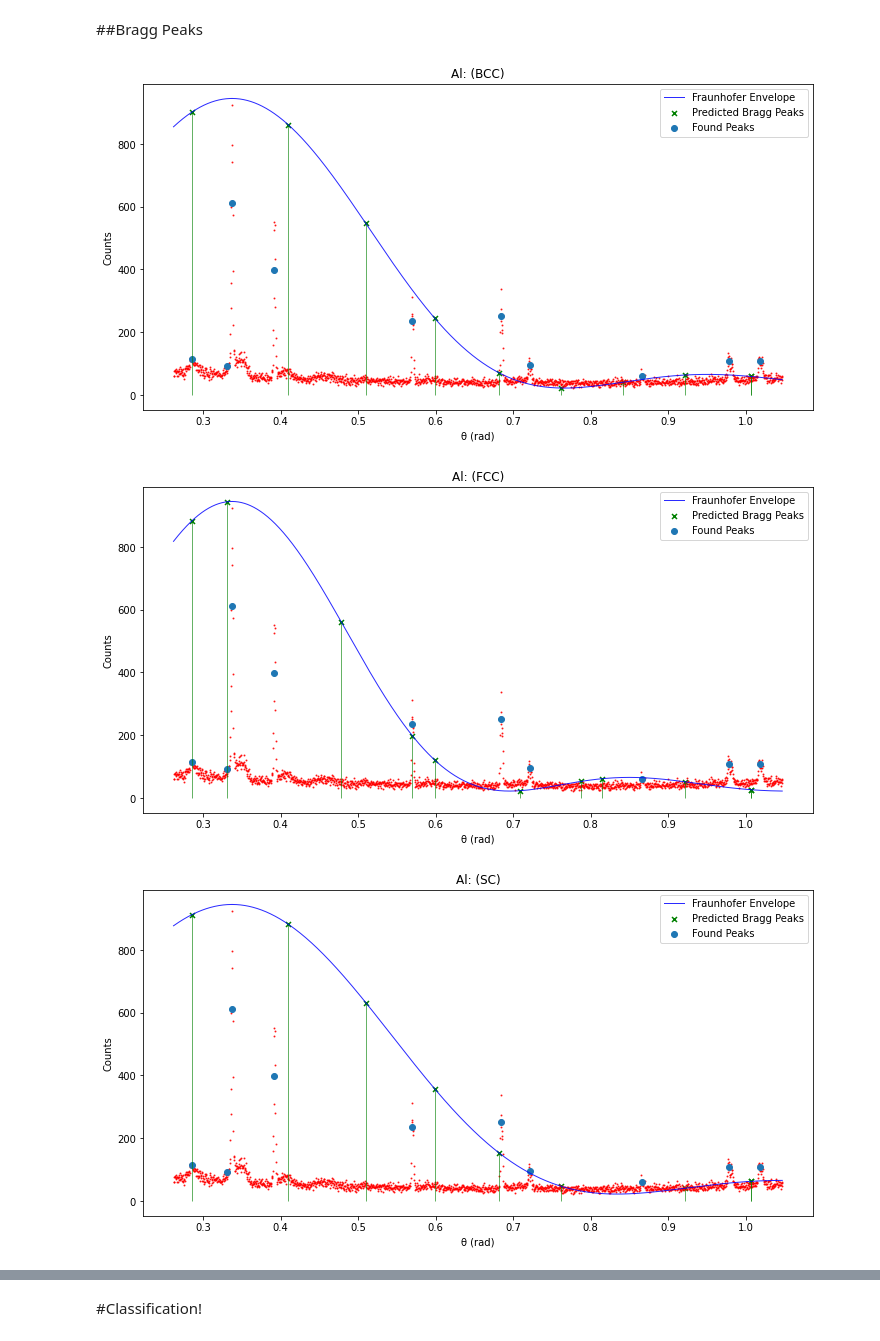
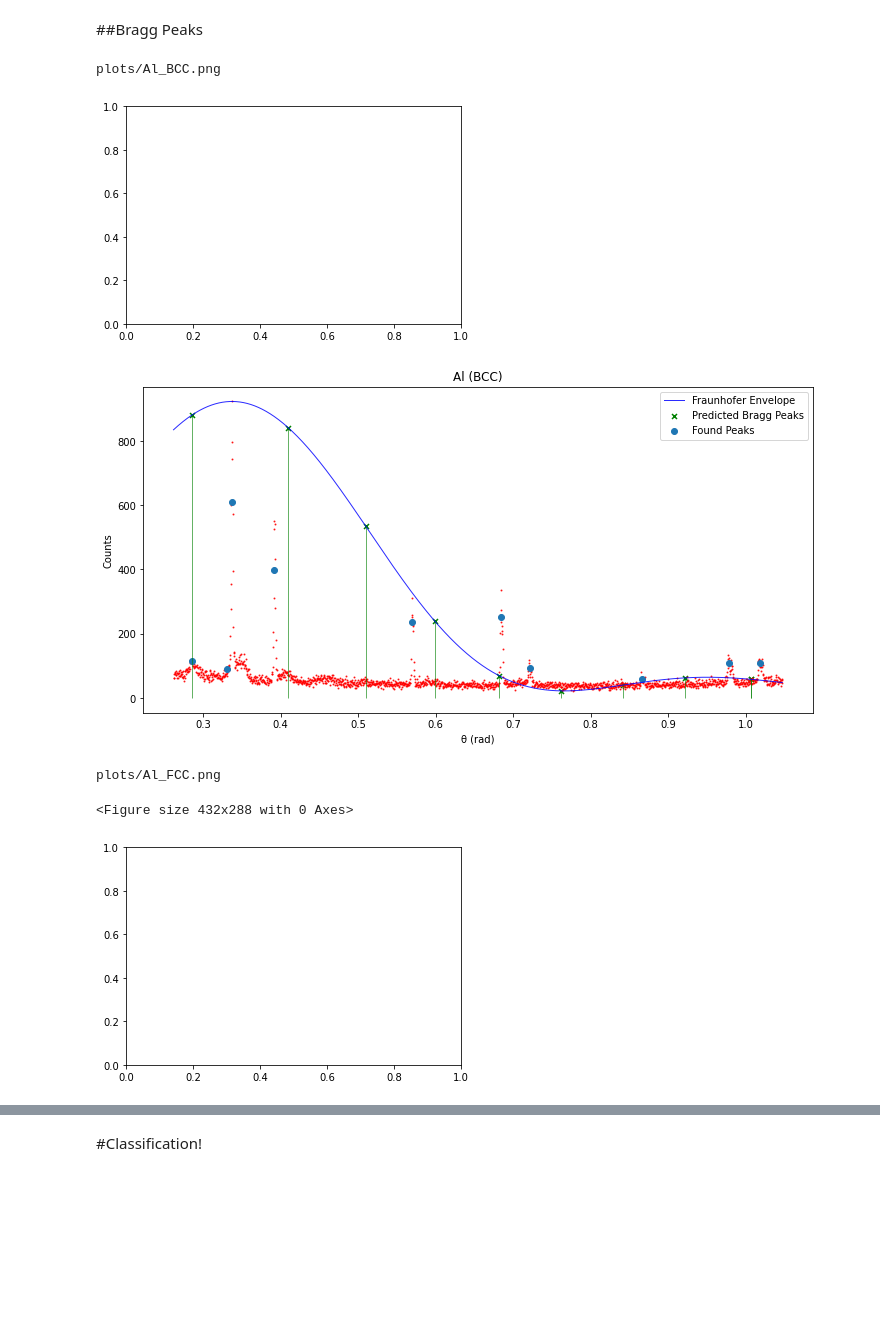
Before and after one commit to ZibronJazzquez/BandStructure, a Jupyter notebook: Revised_X_ray_Diffraction.ipynb, the cells around one changed output, grey strips where cells are left out. Saved outputs shown, nothing was run; the diff lists cells and outputs as text; code cells hidden in the pictures; blank space fills up the shorter version.

```diff
--- a/Revised_X_ray_Diffraction.ipynb
+++ b/Revised_X_ray_Diffraction.ipynb
@@ -230,6 +233,7 @@ def find_diff_peaks(df):
   noise = y.describe()['std']
   peaks,_= find_peaks(ysmooth, wlen= wlen,prominence=(.3*noise,highest))
   a = len(peaks)
+  gamma_list = []
   for peak in peaks:
     zoom = peak_zoom(smooth_df,wlen,peak,display = False)
     if zoom != None:
@@ -264,8 +268,8 @@ def fraunhofer(theta,x0,I,d,b):
   N = 1 #We're assuming single-layer diffraction
   A = d*k*(theta-x0)/2
   R = np.sin(A)/A
-  L = np.sin(N*A)/np.sin(A)
-  return I*((R*L))**2+b
+  #L = np.sin(N*A)/np.sin(A)
+  return I*((R))**2+b
 # %% [markdown]
 ###Fit Packages
 # %%
@@ -323,6 +327,8 @@ for sample in df_dict:
     x,y = df['theta'].values,df['count'].values
     plt.figure(figsize=(12,6))
     plt.title(f'{sample} ({sym})')
-    plt.plot(x,fraunhofer(x,*p0))
+    plt.plot(x,fraunhofer(x,*p0),label = f'Fitted Lattice Spacing {format(p0[2],3)}')
     display_found_peaks(df)
-    plt.scatter(x,y,c = 'r', s=1,alpha = .8);plt.show()
+    plt.scatter(x,y,c = 'r', s=1,alpha = .7,label = 'Raw Data')
+    plt.legend()
+    plt.show()
@@ -367,6 +387,8 @@ def display_fraun_bragg(df,sym): #displays both the fraunhofer envelope and pred
   plt.xlabel('θ (rad)');plt.ylabel('Counts')
   ag = a_guess(df,sym)[0]
   b_peaks = bragg_peaks(df,sym,ag)#we consider bragg from
+  name = df.name.values[0]
+  plt.title(f'{name} ({sym})')
   plt.scatter(b_peaks,fraunhofer(b_peaks,*popt),c = 'g',s = 25,marker = 'x',label = "Predicted Bragg Peaks")
   plt.vlines(b_peaks,ymin = np.zeros(len(b_peaks)),ymax = fraunhofer(b_peaks,*popt),lw = .6,colors = 'g')
   plt.scatter(x,y, c = 'r',s = 1,alpha = .8)
@@ -375,13 +417,21 @@ def display_fraun_bragg(df,sym): #displays both the fraunhofer envelope and pred
 # %%
+os.makedirs('plots/', exist_ok=True)
 for sample in df_dict:
   df = df_dict[sample]
   for sym in symmetries:
+    fig, ax = plt.subplots( nrows=1, ncols=1 )
     plt.figure(figsize=(12,6))
-    plt.title(f'{sample}: ({sym})')
+    #plt.title(f'{sample}: ({sym})')
     display_fraun_bragg(df,sym)
+    path = 'plots/'+sample+"_"+sym+'.png'
+    print(path)
     plt.legend()
     plt.show()
+    plt.savefig(path)
 # %% [output]
+plots/Al_BCC.png
-[figure, old version]
+[figure, new version]
-[figure, old version]
+[figure, new version]
+plots/Al_FCC.png
+<Figure size 432x288 with 0 Axes>
-[figure, old version]
+[figure, new version]
```
Also changed, not shown: parts of 10 cells of this notebook.
